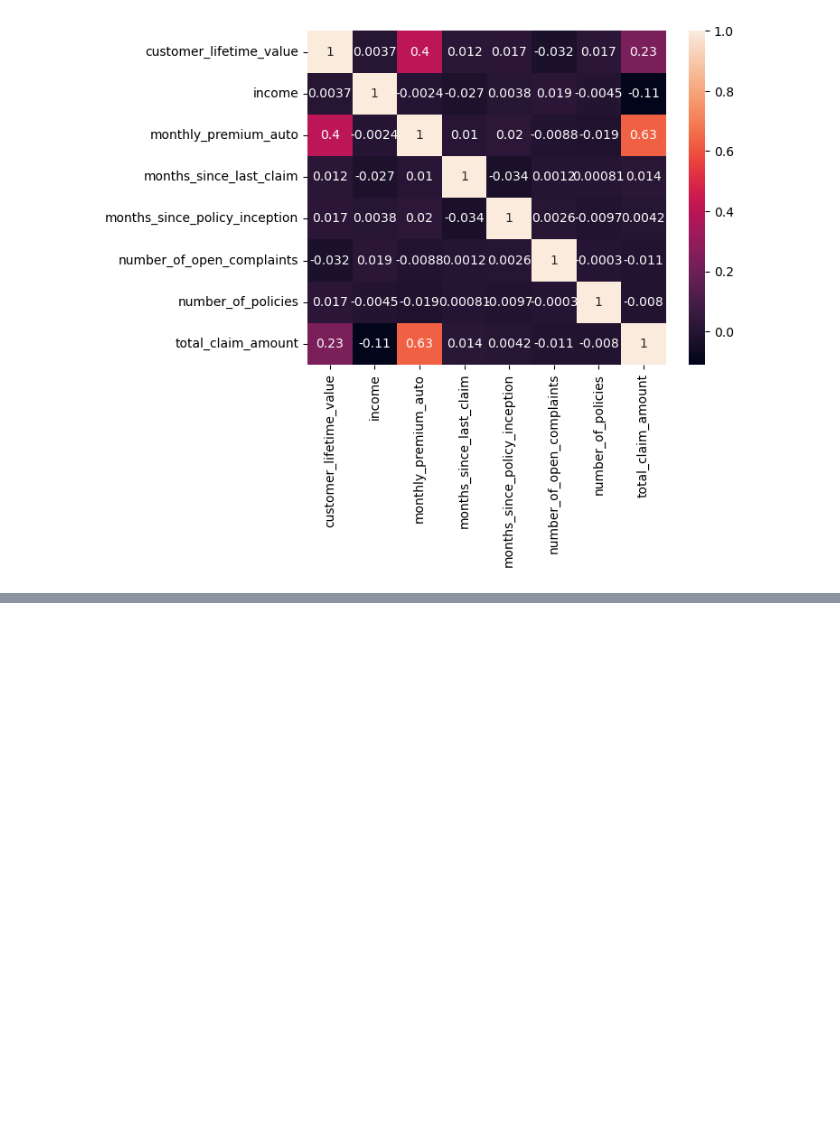
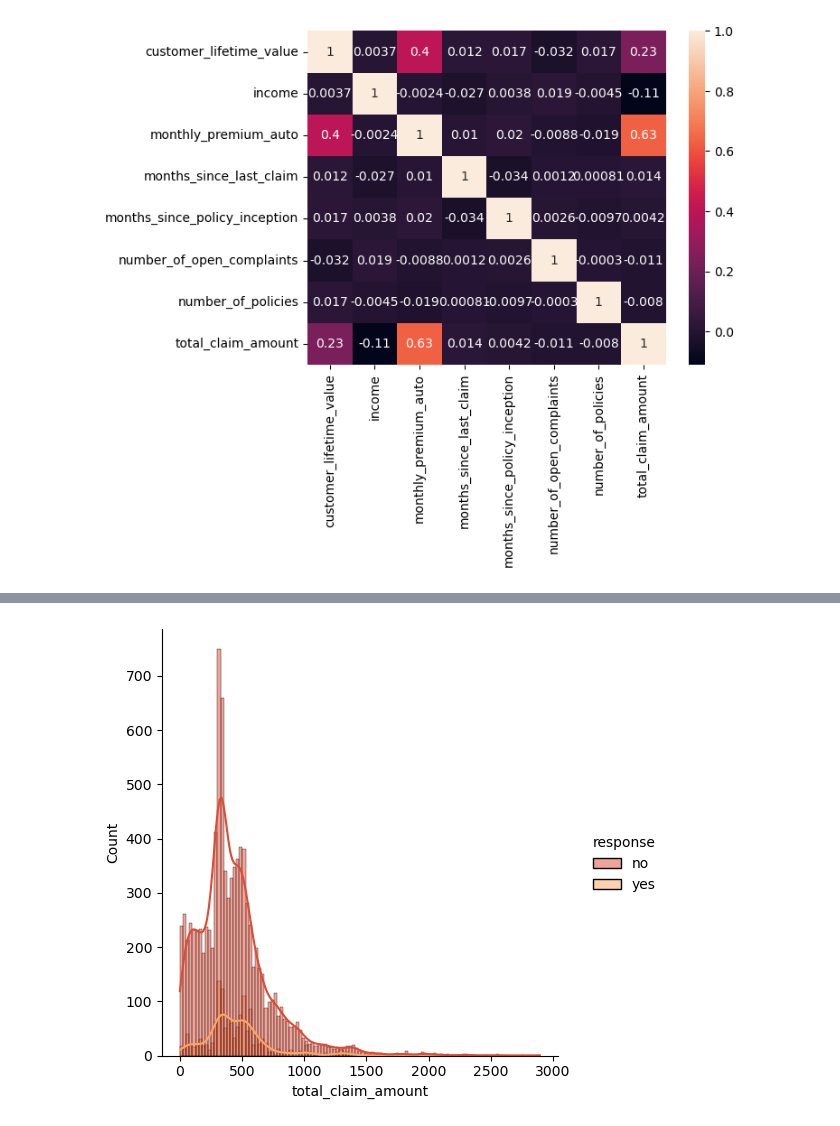
Before and after one commit to MLB-95/IH_LABS, a Jupyter notebook: LABS/week2/Customer Analysis Case Study (Act.3 & 4).ipynb, the cells around one changed output, grey strips where cells are left out. Drawn from its saved outputs; the diff is of its cells as text; code cells hidden in the pictures; blank space fills up the shorter version.

```diff
--- a/LABS/week2/Customer Analysis Case Study (Act.3 & 4).ipynb
+++ b/LABS/week2/Customer Analysis Case Study (Act.3 & 4).ipynb
@@ -158,0 +273,4 @@ sns.heatmap(numerical.corr(),annot=True)
+# %%
+responses_total_claim_amount = sns.displot(x='total_claim_amount', hue = 'response', data=mca, kde=True)
+# %% [output]
+[figure, added]
```
Also changed, not shown: parts of 19 cells of this notebook.
